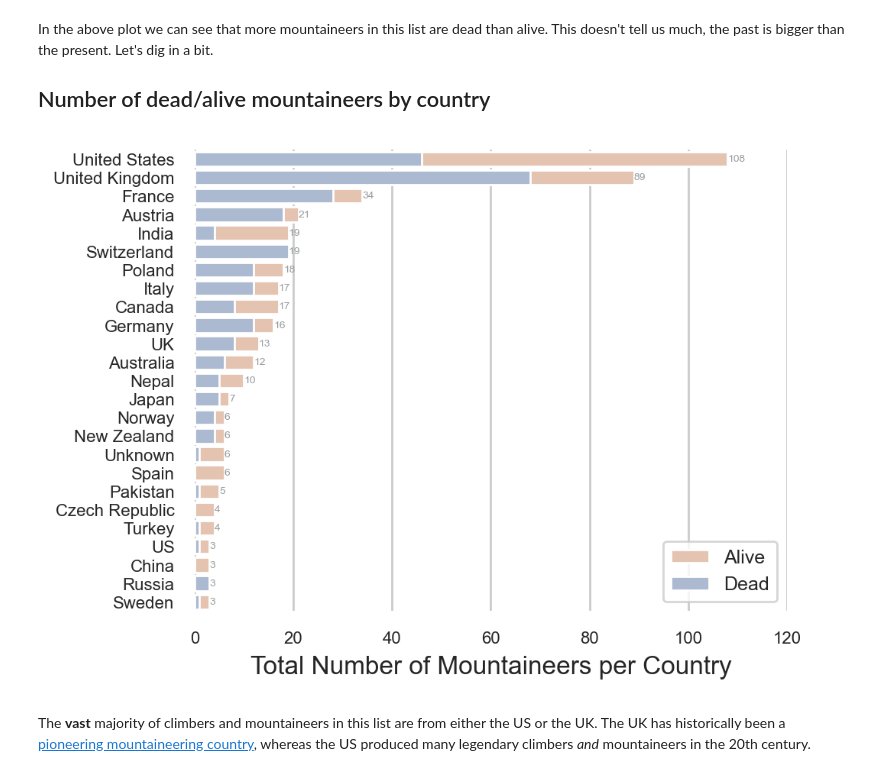
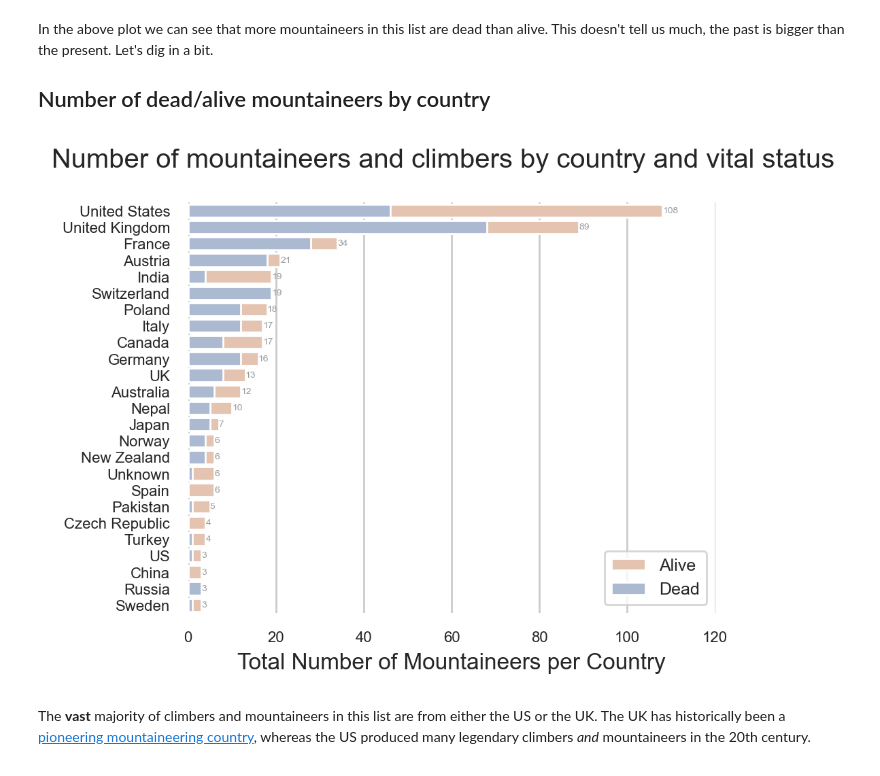
Before and after one commit to dmnkfr/mountaineers, a Jupyter notebook: mountaineers_wiki.ipynb, the cells around one changed output. Cells and saved outputs as stored; diff of their text form; code cells hidden in the pictures.

```diff
--- a/mountaineers_wiki.ipynb
+++ b/mountaineers_wiki.ipynb
@@ -382,34 +383,35 @@ plot_data = pd.merge(plot_data, dead_ones[["Dead", "Country"]][dead_ones["Alive"
 ## Plot per country
 sns.set_theme(style="whitegrid")
 
 f, ax = plt.subplots(figsize=(5,4),dpi=200)
 
 sns.set_color_codes("pastel")
 sns.barplot(x="Count",
             y="Country",
             data=plot_data,
             label="Alive",
             color = "#EDC2A7",
             order=plot_data.sort_values('Count', ascending=False).Country)
 
 sns.set_color_codes("muted")
 sns.barplot(x="Dead",
             y="Country",
             data=plot_data,
             label="Dead",
             color = "#A5B8D7",
             order=plot_data.sort_values('Count', ascending=False).Country)
 
 ax.legend(ncol=1, loc="lower right", frameon=True, fontsize=9)
 ax.set(xlim=(0, 120), ylabel="",
        xlabel="Total Number of Mountaineers per Country")
 ax.bar_label(ax.containers[0], size=5, label_type="edge", padding=0, color="#999DA0")
+plt.suptitle("Number of mountaineers and climbers by country and vital status")
 
 ax.tick_params(labelsize=8)
 
 sns.despine(left=True, bottom=True)
 # %% [output]
-[figure, old version]
+[figure, new version]
 # %% [markdown]
 The __vast__ majority of climbers and mountaineers in this list are from either the US or the UK. The UK has historically been a [pioneering mountaineering country](https://en.wikipedia.org/wiki/Golden_age_of_alpinism), whereas the US produced many legendary climbers _and_ mountaineers in the 20th century.
 # %% [markdown]
```
Also changed, not shown: parts of 2 cells of this notebook.
